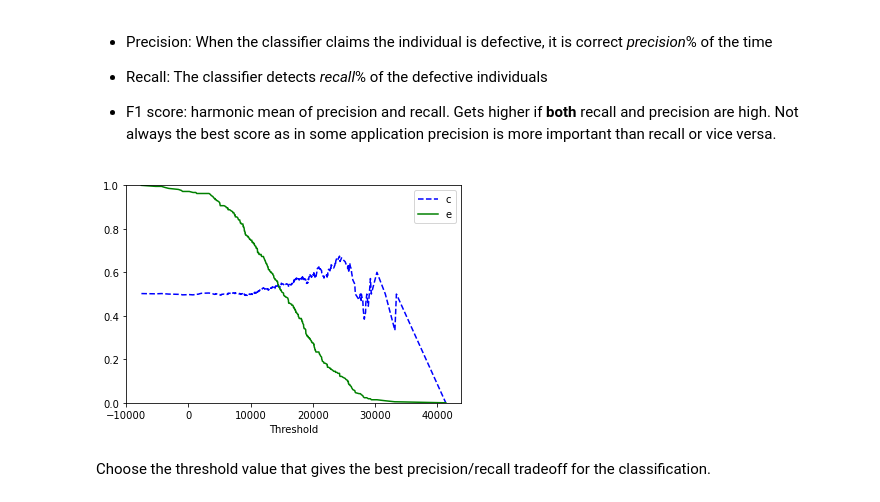
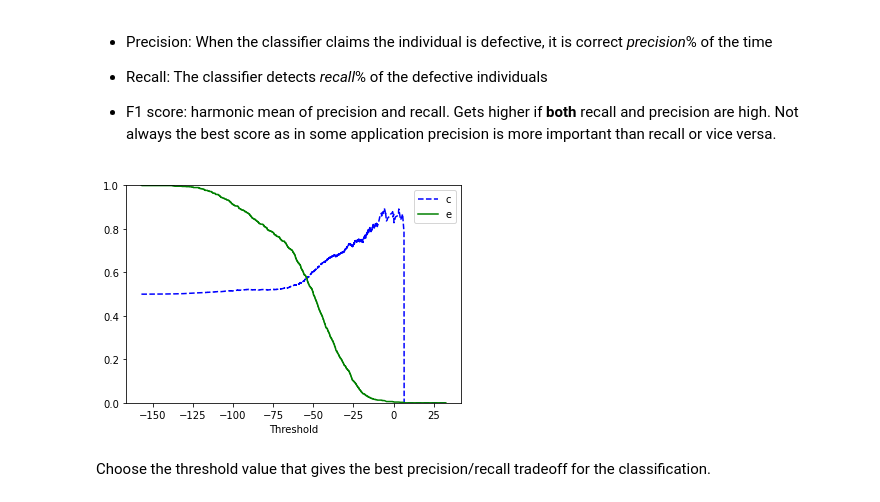
Before and after one commit to FABallemand/DefectPredictionOnProductionLines, a Jupyter notebook: stochastic_gradient_descent.ipynb, the cells around one changed output. Saved outputs shown, nothing was run; the diff lists cells and outputs as text; code cells hidden in the pictures.

```diff
--- a/stochastic_gradient_descent.ipynb
+++ b/stochastic_gradient_descent.ipynb
@@ -43,6 +20,10 @@ X_train, X_test, y_train, y_test = train_test_split(train_input, train_output["r
 # %% [markdown]
 ## Base Line
 # %%
+# Load data
+train_input, train_output = utils.loadTrainingData(remove_id=True, remove_capuchon_insertion=True)
+X_train, X_test, y_train, y_test = utils.splitTrain(train_input, train_output)
+
 # Create model
 sgd_clf = SGDClassifier(random_state=42)
 sgd_clf.fit(X_train, y_train)
@@ -111,30 +140,3 @@ The overall performance of the classifier decreased but it is now actually tryin
 ## Evaluation
 # %% [markdown]
 ### Cross Validation
-# %%
-# Copy dataset
-train_input_remove = train_input.copy()
-train_output_remove = train_output.copy()
-
-# Select index
-defect_index = train_output.index[train_output["result"] == 1].tolist()
-valid_index = train_output.index[train_output["result"] == 0].tolist()
-
-# Randomly remove some valid individuals
-rd.shuffle(valid_index) # Shuffle in order to eliminate "production correlation"
-train_input_remove = train_input_remove.iloc[valid_index[:len(defect_index)] + defect_index,:]
-train_output_remove = train_output_remove.iloc[valid_index[:len(defect_index)] + defect_index,:]
-
-# Create new datasets
-train_input_remove = train_input_remove[train_input_remove.columns[~train_input_remove.columns.isin(["id", "capuchon_insertion"])]]
-X_train, X_test, y_train, y_test = train_test_split(train_input_remove, train_output_remove["result"], test_size = 0.3, random_state = 123)
-
-# Create model
-sgd_clf = SGDClassifier(random_state=42)
-sgd_clf.fit(X_train, y_train)
-
-# Prediction
-y_pred = cross_val_predict(sgd_clf, X_train, y_train, cv=3)
-
-# Evaluation
-cross_val_score(sgd_clf, X_train, y_train, cv=3, scoring="accuracy")
@@ -142,0 +143,10 @@ array([0.5034965 , 0.49295775, 0.48591549])
+# %%
+# Create model
+sgd_clf = SGDClassifier(random_state=42)
+sgd_clf.fit(X_train, y_train["result"])
+
+# Prediction
+y_pred = cross_val_predict(sgd_clf, X_train, y_train["result"], cv=3)
+
+# Evaluation
+cross_val_score(sgd_clf, X_train, y_train["result"], cv=3, scoring="accuracy")
@@ -176,19 +188,19 @@ F1 = 0.5917602996254682
 # %%
 def plotPrecisionRecallVsThreshold(precisions, recalls, thresholds):
     plt.plot(thresholds, precisions[:-1], "b--", label="Precision")
     plt.plot(thresholds, recalls[:-1], "g-", label="Recall")
     plt.xlabel("Threshold")
     plt.legend("center left")
     plt.ylim([0, 1])
 
-y_scores = cross_val_predict(sgd_clf, X_train, y_train, cv=3, method="decision_function")
+y_scores = cross_val_predict(sgd_clf, X_train, y_train["result"], cv=3, method="decision_function")
 
 precisions, recalls, thresholds = precision_recall_curve(y_train, y_scores)
 
 plotPrecisionRecallVsThreshold(precisions, recalls, thresholds)
 plt.show()
 # %% [output]
-[figure, old version]
+[figure, new version]
 # %% [markdown]
 Choose the threshold value that gives the best precision/recall tradeoff for the classification.
 # %%
```
Also changed, not shown: parts of 19 cells of this notebook, 2 other files.
